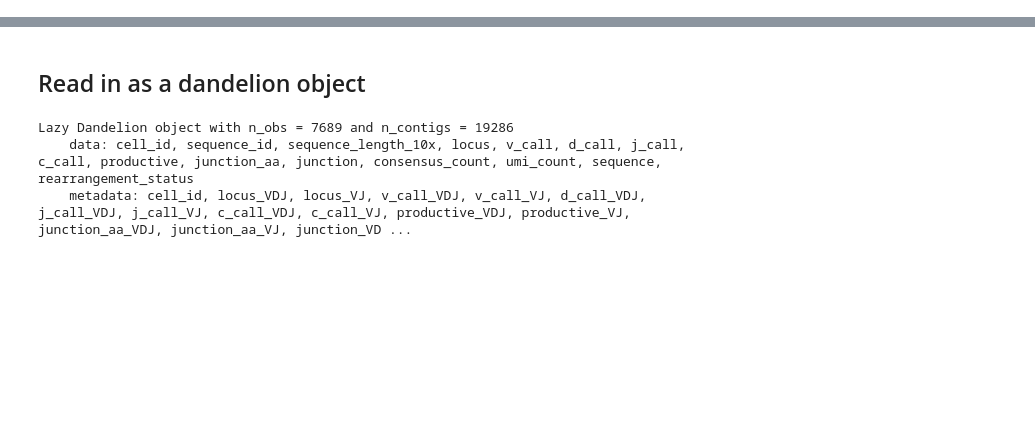
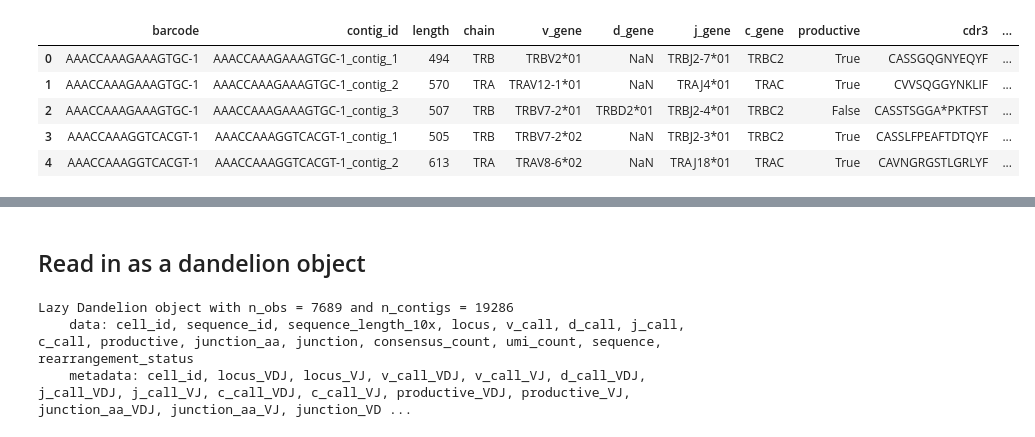
Before and after one commit to tuonglab/FIMSA-training-workshop-1, a Jupyter notebook: notebooks/tutorial-2.ipynb, the cells around one changed output, grey strips where cells are left out. Saved outputs shown, nothing was run; the diff lists cells and outputs as text; code cells hidden in the pictures; blank space fills up the shorter version.

```diff
--- a/notebooks/tutorial-2.ipynb
+++ b/notebooks/tutorial-2.ipynb
@@ -115,0 +110,12 @@ Downloading adata_processed.h5ad
+# %%
+import pandas as pd
+
+df = pd.read_csv('SeekGene1/all_contig_annotations.csv')
+df.head()
+# %% [output]
+|  | barcode | contig_id | length | chain | v_gene | d_gene | j_gene | c_gene | productive | cdr3 | ... |
+| 0 | AAACCAAAGAAAGTGC-1 | AAACCAAAGAAAGTGC-1_contig_1 | 494 | TRB | TRBV2*01 | NaN | TRBJ2-7*01 | TRBC2 | True | CASSGQGNYEQYF | ... |
+| 1 | AAACCAAAGAAAGTGC-1 | AAACCAAAGAAAGTGC-1_contig_2 | 570 | TRA | TRAV12-1*01 | NaN | TRAJ4*01 | TRAC | True | CVVSQGGYNKLIF | ... |
+| 2 | AAACCAAAGAAAGTGC-1 | AAACCAAAGAAAGTGC-1_contig_3 | 507 | TRB | TRBV7-2*01 | TRBD2*01 | TRBJ2-4*01 | TRBC2 | False | CASSTSGGA*PKTFST | ... |
+| 3 | AAACCAAAGGTCACGT-1 | AAACCAAAGGTCACGT-1_contig_1 | 505 | TRB | TRBV7-2*02 | NaN | TRBJ2-3*01 | TRBC2 | True | CASSLFPEAFTDTQYF | ... |
+| 4 | AAACCAAAGGTCACGT-1 | AAACCAAAGGTCACGT-1_contig_2 | 613 | TRA | TRAV8-6*02 | NaN | TRAJ18*01 | TRAC | True | CAVNGRGSTLGRLYF | ... |
```
Also changed, not shown: parts of 45 cells of this notebook.
